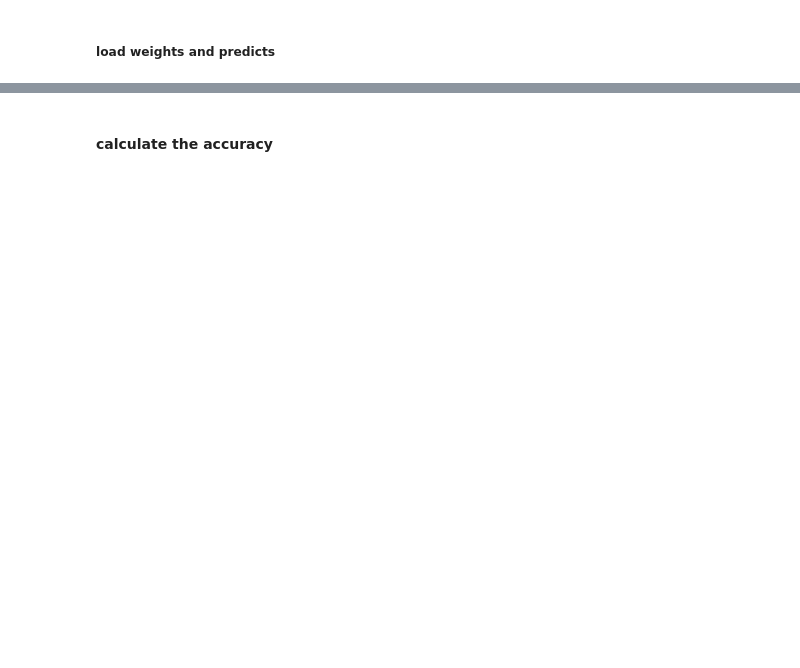
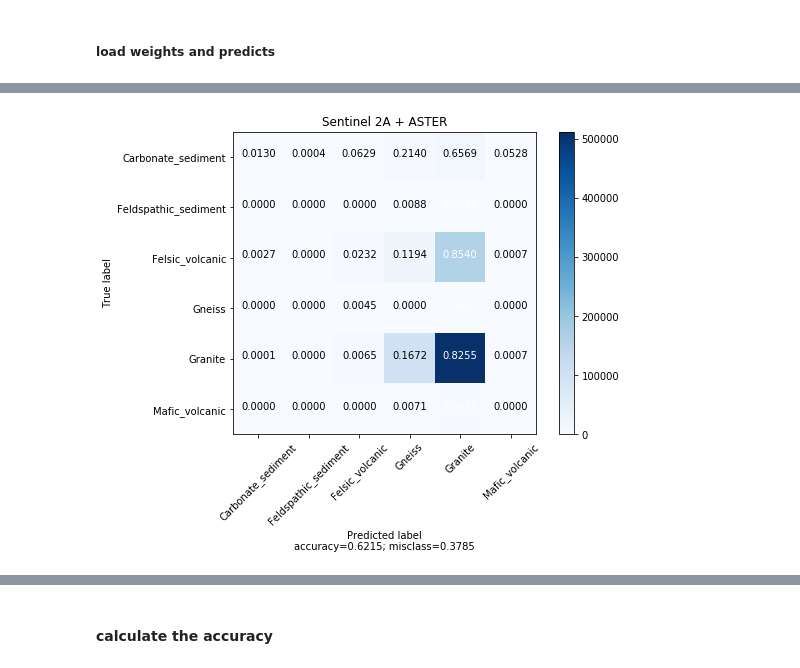
Before and after one commit to chenyz0601/DL-RockClassification, a Jupyter notebook: test.ipynb, the cells around one changed output, grey strips where cells are left out. Saved outputs shown, nothing was run; the diff lists cells and outputs as text; code cells hidden in the pictures; blank space fills up the shorter version.

```diff
--- a/test.ipynb
+++ b/test.ipynb
@@ -13,7 +16,7 @@ s_dtype = 'sent'
 # %% [markdown]
 #### start to build Conv2D for different input data
 # %%
-conv = AdvSeg(dtype=sag_dtype)
+conv = AdvSeg(dtype=dtype)
 # sa_conv = AdvSeg(dtype=sa_dtype)
 # sag_conv = AdvSeg(dtype=sag_dtype)
 conv.build_SegmentationNet()
@@ -48,5 +52,5 @@ plt.imshow(out)
 # %% [markdown]
 ##### load weights and predicts
 # %%
-conv.load_weights('./Segmentation/sent_ast_geo/weights-59-0.50.hdf5')
+conv.load_weights('./Segmentation/sent_ast_geo/weights-151-0.66.hdf5')
 # %% [markdown]
@@ -83,0 +87,7 @@ plot_confusion_matrix(cm, ['Vegetation', 'Unkown Rocks', 'Carbonate_sediment',
+# %%
+p2 = np.load('./data/block2/preds_sent_ast.npy')
+cm = metrics.confusion_matrix(Y.flatten(), p2.flatten(), labels=np.unique(Y)[1:])
+plot_confusion_matrix(cm, target_names=[cls_names[i] for i in np.unique(Y)[1:]],
+                      normalize=True, title='Sentinel 2A + ASTER')
+# %% [output]
+[figure, added]
```
Also changed, not shown: parts of 40 cells of this notebook, 3 other files.
